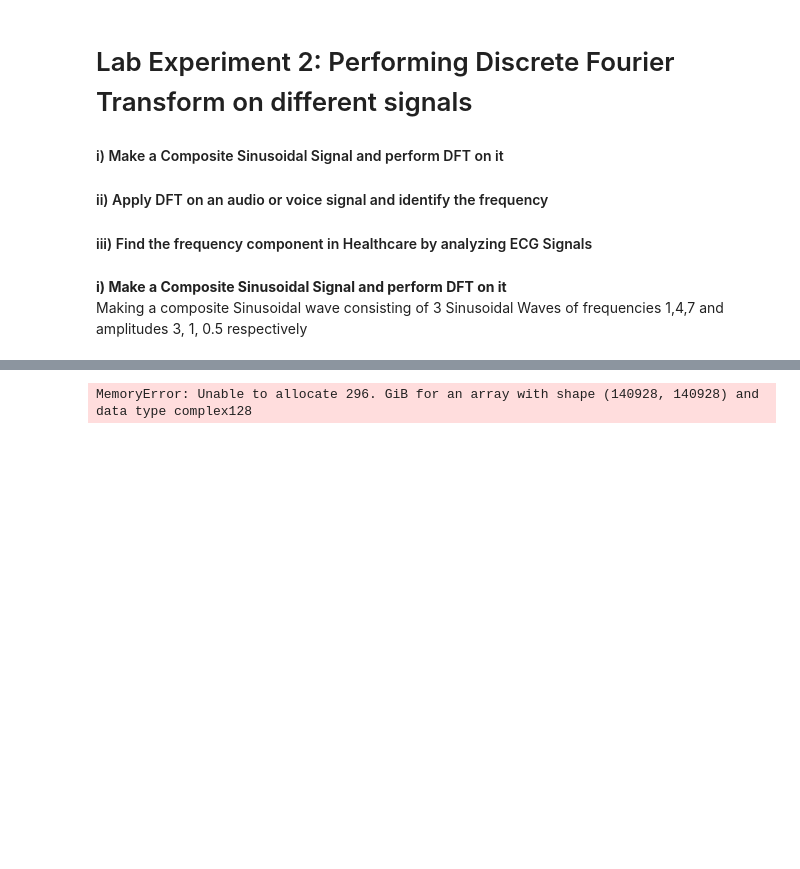
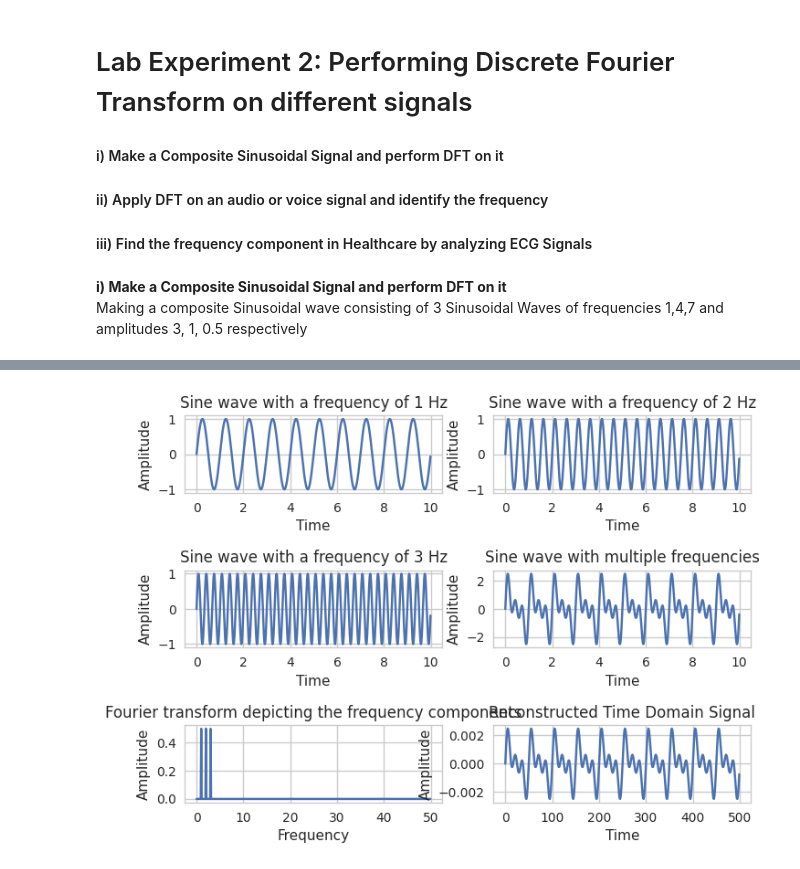
Before and after one commit to justsaumit/MCC, a Jupyter notebook: Lab02/Lab02-DFT.ipynb, the cells around one changed output, grey strips where cells are left out. Cells and saved outputs as stored; diff of their text form; code cells hidden in the pictures; blank space fills up the shorter version.

```diff
--- a/Lab02/Lab02-DFT.ipynb
+++ b/Lab02/Lab02-DFT.ipynb
@@ -146,11 +72,0 @@ sr, audio_signal = wavfile.read(audio_file_path)
-# %%
-# Perform DFT on the audio signal
-dft_result = DFT(audio_signal)
-
-# Calculate the frequency
-N = len(dft_result)
-n = np.arange(N)
-T = N / sr
-freq = n / T
-# %% [output]
-MemoryError: Unable to allocate 296. GiB for an array with shape (140928, 140928) and data type complex128
@@ -186,0 +94,60 @@ audio_file_path = 'sample_audio\JALDI_WAHA_SE_HATO_MEME_SOUND_EFFECT.mp3'
+# %%
+fs, audio_signal1 = wavfile.read('lab2signal1.wav')
+fs, audio_signal2 = wavfile.read('lab2signal2.wav')
+fs, audio_signal3 = wavfile.read('lab2signal3.wav')
+
+amplitude1 = audio_signal1.astype(float) / np.max(np.abs(audio_signal1))
+amplitude2 = audio_signal2.astype(float) / np.max(np.abs(audio_signal2))
+amplitude3 = audio_signal3.astype(float) / np.max(np.abs(audio_signal3))
+
+time = np.arange(0, len(amplitude1)) / fs
+# %%
+figure, axis = plt.subplots(3, 2)
+plt.subplots_adjust(hspace=1)
+
+axis[0][0].set_title('Sine wave with a frequency of 1 Hz')
+axis[0][0].plot(time,amplitude1)
+axis[0][0].set_xlabel('Time')
+axis[0][0].set_ylabel('Amplitude')
+
+axis[0][1].set_title('Sine wave with a frequency of 2 Hz')
+axis[0][1].plot(time,amplitude2)
+axis[0][1].set_xlabel('Time')
+axis[0][1].set_ylabel('Amplitude')
+
+axis[1][0].set_title('Sine wave with a frequency of 3 Hz')
+axis[1][0].plot(time,amplitude3)
+axis[1][0].set_xlabel('Time')
+axis[1][0].set_ylabel('Amplitude')
+
+amplitude=amplitude1 + amplitude2 + amplitude3
+
+axis[1][1].set_title('Sine wave with multiple frequencies')
+axis[1][1].plot(time,amplitude)
+axis[1][1].set_xlabel('Time')
+axis[1][1].set_ylabel('Amplitude')
+
+# Frequency domain representation
+fourierTransform = np.fft.fft(amplitude)/len(amplitude)           # Normalize amplitude
+fourierTransform = fourierTransform[range(int(len(amplitude)/2))] # Exclude sampling frequency
+
+tpCount = len(amplitude)
+values = np.arange(int(tpCount/2))
+timePeriod = tpCount/samplingFrequency
+frequencies = values/timePeriod
+
+axis[2][0].set_title('Fourier transform depicting the frequency components')
+axis[2][0].plot(frequencies, abs(fourierTransform))
+axis[2][0].set_xlabel('Frequency')
+axis[2][0].set_ylabel('Amplitude')
+
+reconstructed_signal = np.fft.ifft(fourierTransform)
+reconstructed_signal = np.real(reconstructed_signal)
+axis[2][1].set_title('Reconstructed Time Domain Signal')
+axis[2][1].plot(np.arange(len(reconstructed_signal)), reconstructed_signal)
+axis[2][1].set_xlabel('Time')
+axis[2][1].set_ylabel('Amplitude')
+
+plt.show()
+# %% [output]
+[figure, added]
```
Also changed, not shown: parts of 18 cells of this notebook.
